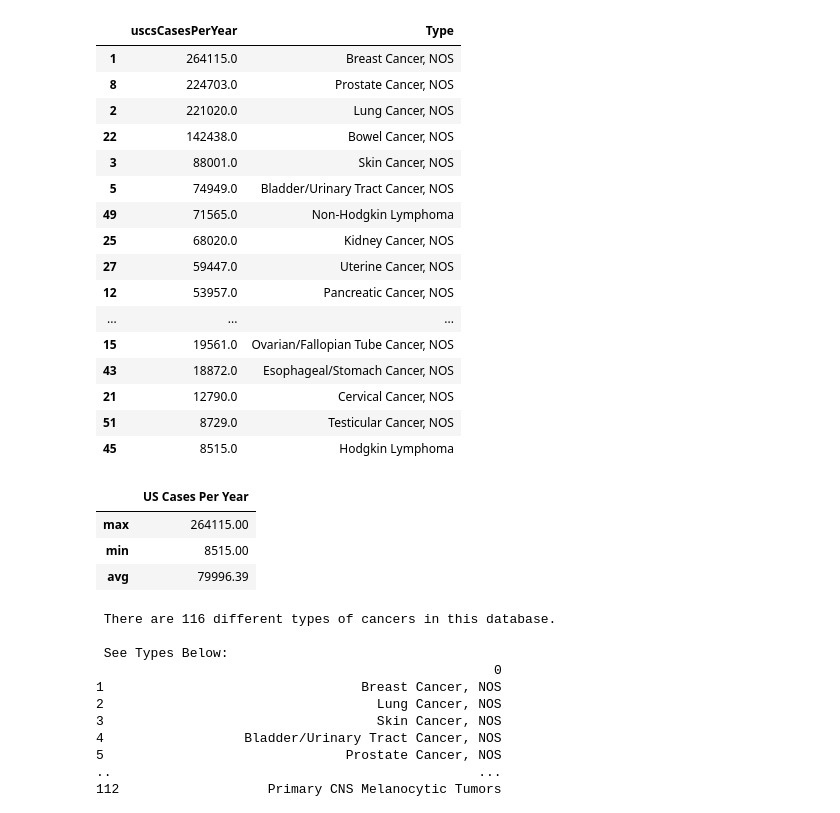
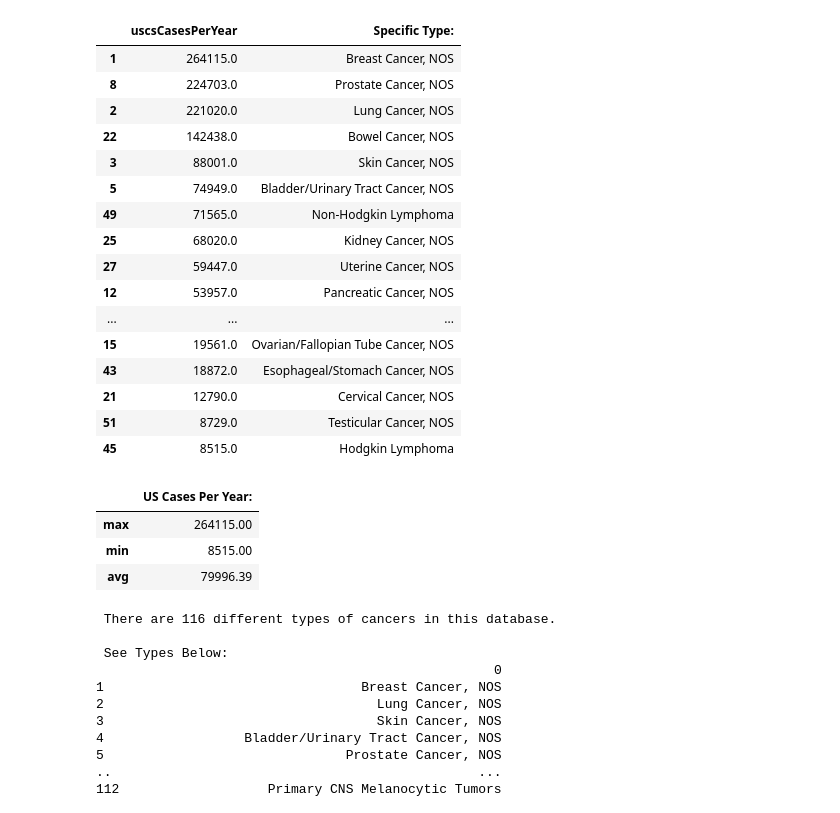
Before and after one commit to blwishom/etav_project, a Jupyter notebook: etav.ipynb, the cells around one changed output. Saved outputs shown, nothing was run; the diff lists cells and outputs as text; code cells hidden in the pictures.

```diff
--- a/etav.ipynb
+++ b/etav.ipynb
@@ -85,27 +85,27 @@ mostCases
 # %%
 # RETURNS US CASES PER YEAR AND TYPE OF CANCER FOR THOSE CASES IN DESCENDING ORDER
 '''
 This data frame display correlates different types of cancers with the amount of cases recorded per year in the U.S.
 Upon analysis of the data provided, the conclusion can be drawn that breast cancer is the leading cancer
 diagnosis across the states followed by prostate and lung cancers. This display orders the number of cases
 per year from greateast to least allowing an individual to conveniently analyze and draw conclusions as it
 relates to the correlation between types of cancers and the amount of cases recorded per year.
 
 '''
 
 # Used lambda function checking if the case exist then return the case. Also used dropna() method to extract all NaN values.
 grouped = usCases_mainType.groupby(['uscsCasesPerYear'], group_keys=False).apply(lambda cases: cases).dropna()
 
 # renamed columns
-grouped.rename(columns={'...': 'Cases', 'mainType': 'Type'}, inplace=True)
+grouped.rename(columns={'US Cases': 'Cases', 'mainType': 'Specific Type:'}, inplace=True)
 
 # returns order max to min
 grouped.sort_values(by=['uscsCasesPerYear'], ascending=False)
 
 # # returns order min to max
 # grouped.sort_values(by=['uscsCasesPerYear'], ascending=True)
 # %% [output]
-|  | uscsCasesPerYear | Type |
+|  | uscsCasesPerYear | Specific Type: |
 | 1 | 264115.0 | Breast Cancer, NOS |
 | 8 | 224703.0 | Prostate Cancer, NOS |
 | 2 | 221020.0 | Lung Cancer, NOS |
@@ -134,11 +134,11 @@ counts = grouped.agg(max=('uscsCasesPerYear', 'max'),
             min=('uscsCasesPerYear', 'min'),
             avg=('uscsCasesPerYear', 'mean')
             ).round(2)
-counts.rename(columns={'uscsCasesPerYear': 'US Cases Per Year'}, inplace=True)
+counts.rename(columns={'uscsCasesPerYear': 'US Cases Per Year:'}, inplace=True)
 
 counts
 # %% [output]
-|  | US Cases Per Year |
+|  | US Cases Per Year: |
 | max | 264115.00 |
 | min | 8515.00 |
 | avg | 79996.39 |
```
Also changed, not shown: parts of 2 cells of this notebook.
